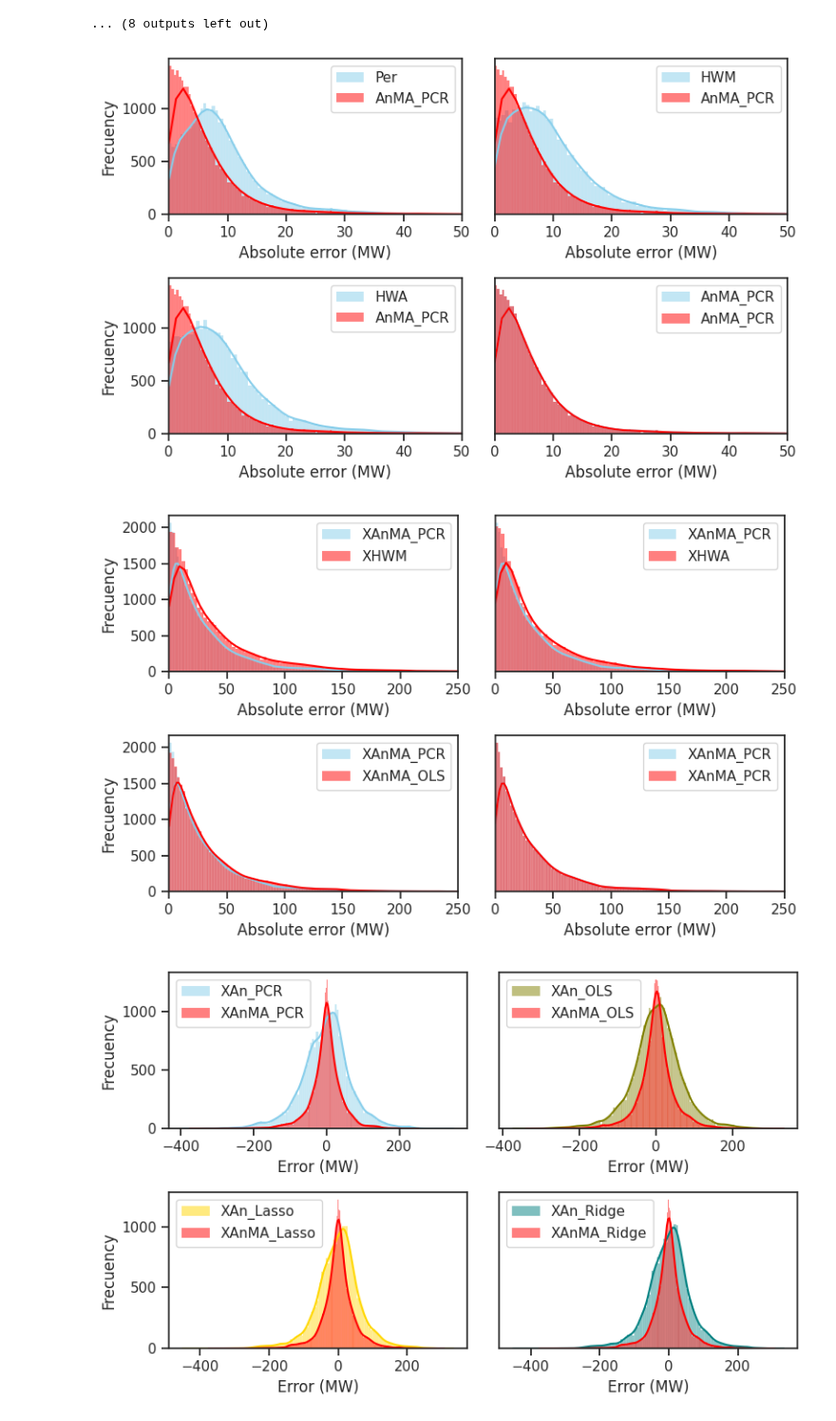
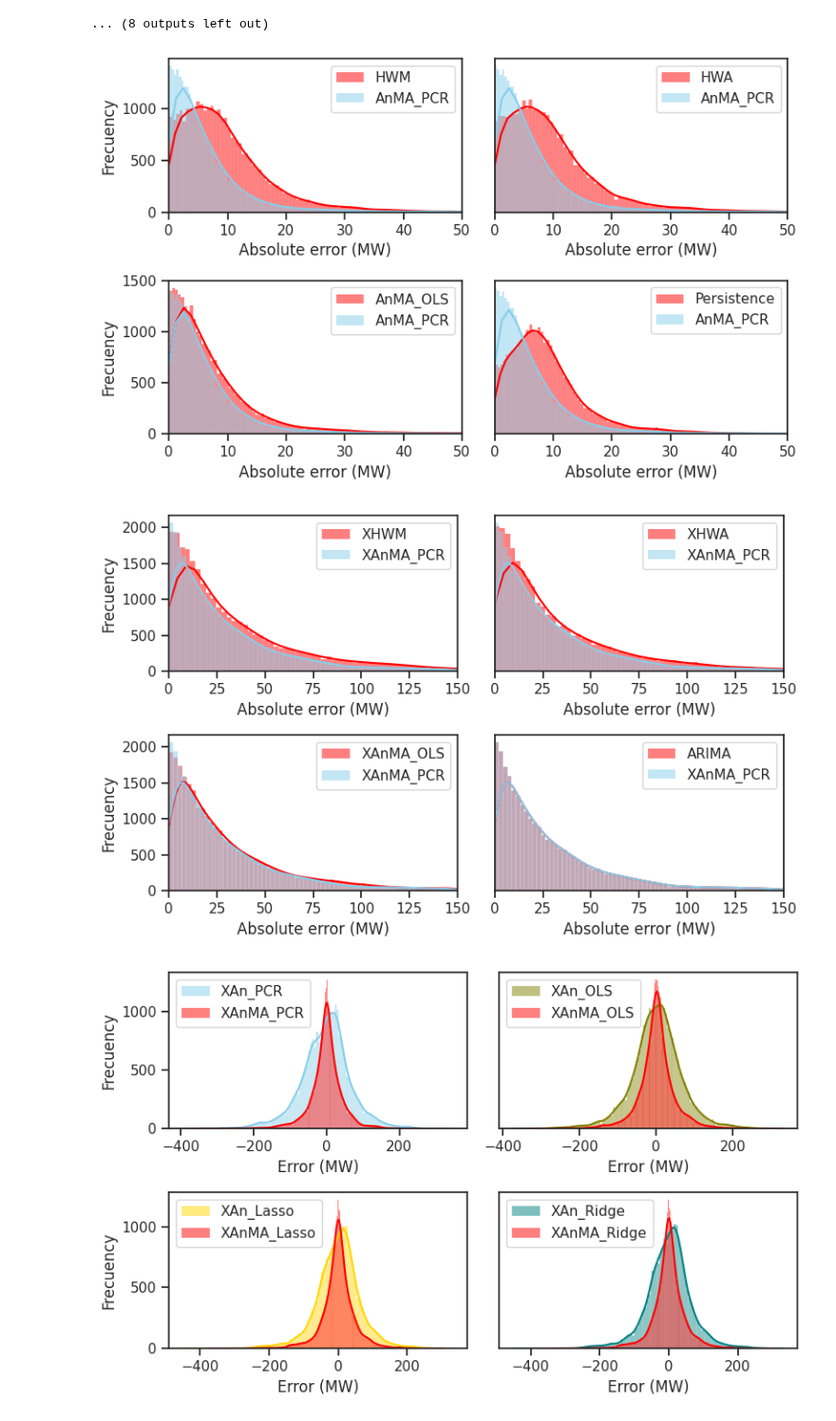
Before and after one commit to urieliram/analog, a Jupyter notebook: test2.ipynb, the cells around one changed output. Shown at 95% size. Drawn from its saved outputs; the diff is of its cells as text; code cells hidden in the pictures.

```diff
--- a/test2.ipynb
+++ b/test2.ipynb
@@ -526,68 +541,80 @@ less distribution
 ## UN PERIODO
 sns.set(style="ticks")
 fig, axs = plt.subplots(2, 2, figsize=(8, 5))
-sns.histplot(data=df_errors.dropna().abs(), x="Per",      color="skyblue",     label="Per",      kde=True, ax=axs[0, 0])
-sns.histplot(data=df_errors.dropna().abs(), x="AnMA_PCR", color="red",         label="AnMA_PCR", kde=True, ax=axs[0, 0])
+
+sns.histplot(data=df_errors.dropna().abs(), x="HWM",        color="red",     label="HWM", kde=True,    ax=axs[0, 0])
+sns.histplot(data=df_errors.dropna().abs(), x="AnMA_PCR", color="skyblue",   label="AnMA_PCR",    kde=True, ax=axs[0, 0])
+
 axs[0, 0].set_xlabel('Absolute error (MW)')
 axs[0, 0].set_ylabel('Frecuency')
 #axs[0, 0].get_yaxis().set_visible(False)
 
-sns.histplot(data=df_errors.dropna().abs(), x="HWM",        color="skyblue",     label="HWM", kde=True,    ax=axs[0, 1])
-sns.histplot(data=df_errors.dropna().abs(), x="AnMA_PCR", color="red",   label="AnMA_PCR",    kde=True, ax=axs[0, 1])
+sns.histplot(data=df_errors.dropna().abs(), x="HWA",       color="red", label="HWA",kde=True, ax=axs[0, 1])
+sns.histplot(data=df_errors.dropna().abs(), x="AnMA_PCR",  color="skyblue",     label="AnMA_PCR",  kde=True, ax=axs[0, 1])
+
 axs[0, 1].set_xlabel('Absolute error (MW)')
 axs[0, 1].set_ylabel('Frecuency')
 axs[0, 1].get_yaxis().set_visible(False)
 
-sns.histplot(data=df_errors.dropna().abs(), x="HWA",       color="skyblue", label="HWA",kde=True, ax=axs[1, 0])
-sns.histplot(data=df_errors.dropna().abs(), x="AnMA_PCR",  color="red",     label="AnMA_PCR",  kde=True, ax=axs[1, 0])
+sns.histplot(data=df_errors.dropna().abs(), x="AnMA_OLS",color="red",  label="AnMA_OLS",kde=True, ax=axs[1, 0])
+sns.histplot(data=df_errors.dropna().abs(), x="AnMA_PCR",  color="skyblue",    label="AnMA_PCR",  kde=True, ax=axs[1, 0])
+
 axs[1, 0].set_xlabel('Absolute error (MW)')
 axs[1, 0].set_ylabel('Frecuency')
+
 #axs[1, 0].get_yaxis().set_visible(False)
+sns.histplot(data=df_errors.dropna().abs(), x="Per",      color="red", label="Persistence",kde=True, ax=axs[1, 1])
+sns.histplot(data=df_errors.dropna().abs(), x="AnMA_PCR", color="skyblue",     label="AnMA_PCR", kde=True, ax=axs[1, 1])
 
-sns.histplot(data=df_errors.dropna().abs(), x="AnMA_PCR",color="skyblue",  label="AnMA_PCR",kde=True, ax=axs[1, 1])
-sns.histplot(data=df_errors.dropna().abs(), x="AnMA_PCR",  color="red",    label="AnMA_PCR",  kde=True, ax=axs[1, 1])
 axs[1, 1].set_xlabel('Absolute error (MW)')
 axs[1, 1].set_ylabel('Frecuency')
 axs[1, 1].get_yaxis().set_visible(False)
 axs[0, 0].legend()
 axs[0, 1].legend()
 axs[1, 0].legend()
 axs[1, 1].legend()
 axs[0, 0].set_xlim([0,50])
 axs[1, 0].set_xlim([0,50])
 axs[0, 1].set_xlim([0,50])
 axs[1, 1].set_xlim([0,50])
 
 plt.tight_layout()
 namefile = dir+'fig:error.pdf'
 plt.savefig(namefile, transparent=True)
 plt.show()
 # %% [output]
-[figure, old version]
+[figure, new version]
 # %%
 ## TREINTA PERIODOS
 sns.set(style="ticks")
 fig, axs = plt.subplots(2, 2, figsize=(8, 5))
+
+sns.histplot(data=df_errors.dropna().abs(), x="XHWM",         color="red",     label="XHWM",        kde=True, ax=axs[0, 0])
 sns.histplot(data=df_errors.dropna().abs(), x="XAnMA_PCR",    color="skyblue", label="XAnMA_PCR",   kde=True, ax=axs[0, 0])
-sns.histplot(data=df_errors.dropna().abs(), x="XHWM",         color="red",     label="XHWM",        kde=True, ax=axs[0, 0])
+
 axs[0, 0].set_xlabel('Absolute error (MW)')
 axs[0, 0].set_ylabel('Frecuency')
 #axs[0, 0].get_yaxis().set_visible(False)
 
+sns.histplot(data=df_errors.dropna().abs(), x="XHWA",         color="red",       label="XHWA",      kde=True, ax=axs[0, 1])
 sns.histplot(data=df_errors.dropna().abs(), x="XAnMA_PCR",    color="skyblue",   label="XAnMA_PCR", kde=True, ax=axs[0, 1])
-sns.histplot(data=df_errors.dropna().abs(), x="XHWA",         color="red",       label="XHWA",      kde=True, ax=axs[0, 1])
+
 axs[0, 1].set_xlabel('Absolute error (MW)')
 axs[0, 1].set_ylabel('Frecuency')
 axs[0, 1].get_yaxis().set_visible(False)
 
-sns.histplot(data=df_errors.dropna().abs(), x="XAnMA_PCR",  color="skyblue",    label="XAnMA_PCR", kde=True, ax=axs[1, 0])
-sns.histplot(data=df_errors.dropna().abs(), x="XAnMA_OLS",  color="red",        label="XAnMA_OLS", kde=True, ax=axs[1, 0])
+sns.histplot(data=df_errors.dropna().abs(), x="XAnMA_PCR",  color="red",        label="ARIMA", kde=True, ax=axs[1, 1])
+sns.histplot(data=df_errors.dropna().abs(), x="XAnMA_PCR",  color="skyblue",    label="XAnMA_PCR", kde=True, ax=axs[1, 1])
+
+
 axs[1, 0].set_xlabel('Absolute error (MW)')
 axs[1, 0].set_ylabel('Frecuency')
 #axs[1, 0].get_yaxis().set_visible(False)
 
-sns.histplot(data=df_errors.dropna().abs(), x="XAnMA_PCR",  color="skyblue",    label="XAnMA_PCR", kde=True, ax=axs[1, 1])
-sns.histplot(data=df_errors.dropna().abs(), x="XAnMA_PCR",  color="red",        label="XAnMA_PCR", kde=True, ax=axs[1, 1])
+sns.histplot(data=df_errors.dropna().abs(), x="XAnMA_OLS",  color="red",        label="XAnMA_OLS", kde=True, ax=axs[1, 0])
+sns.histplot(data=df_errors.dropna().abs(), x="XAnMA_PCR",  color="skyblue",    label="XAnMA_PCR", kde=True, ax=axs[1, 0])
+
+
 axs[1, 1].set_xlabel('Absolute error (MW)')
 axs[1, 1].set_ylabel('Frecuency')
 axs[1, 1].get_yaxis().set_visible(False)
@@ -595,17 +622,17 @@ axs[0, 0].legend()
 axs[0, 1].legend()
 axs[1, 0].legend()
 axs[1, 1].legend()
-axs[0, 0].set_xlim([0,250])
-axs[1, 0].set_xlim([0,250])
-axs[0, 1].set_xlim([0,250])
-axs[1, 1].set_xlim([0,250])
+axs[0, 0].set_xlim([0,150])
+axs[1, 0].set_xlim([0,150])
+axs[0, 1].set_xlim([0,150])
+axs[1, 1].set_xlim([0,150])
 
 plt.tight_layout()
 namefile = dir+'fig:errorX.pdf'
 plt.savefig(namefile, transparent=True)
 plt.show()
 # %% [output]
-[figure, old version]
+[figure, new version]
 # %%
 
 sns.set(style="ticks")
```
Also changed, not shown: parts of 6 cells of this notebook, 1 other file.
